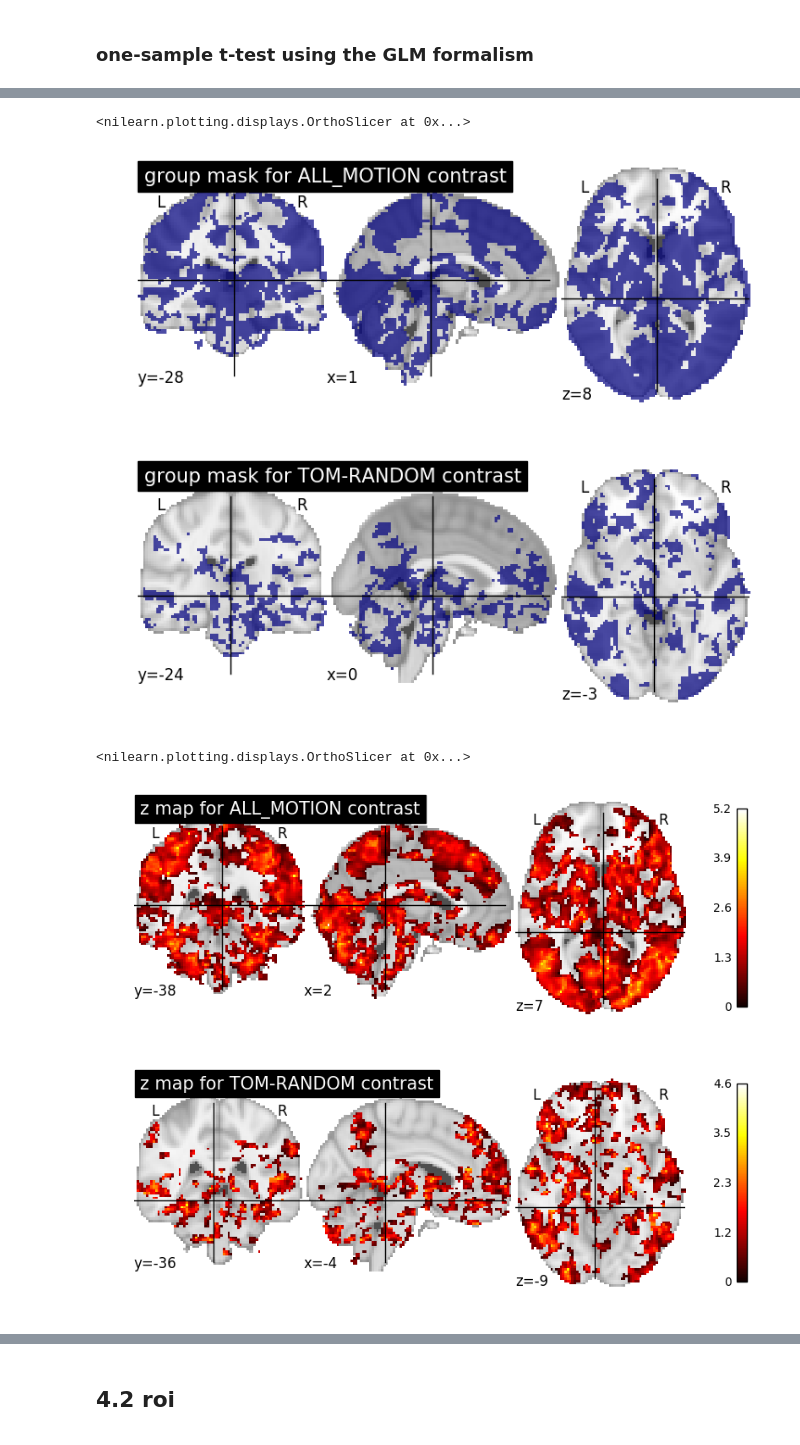
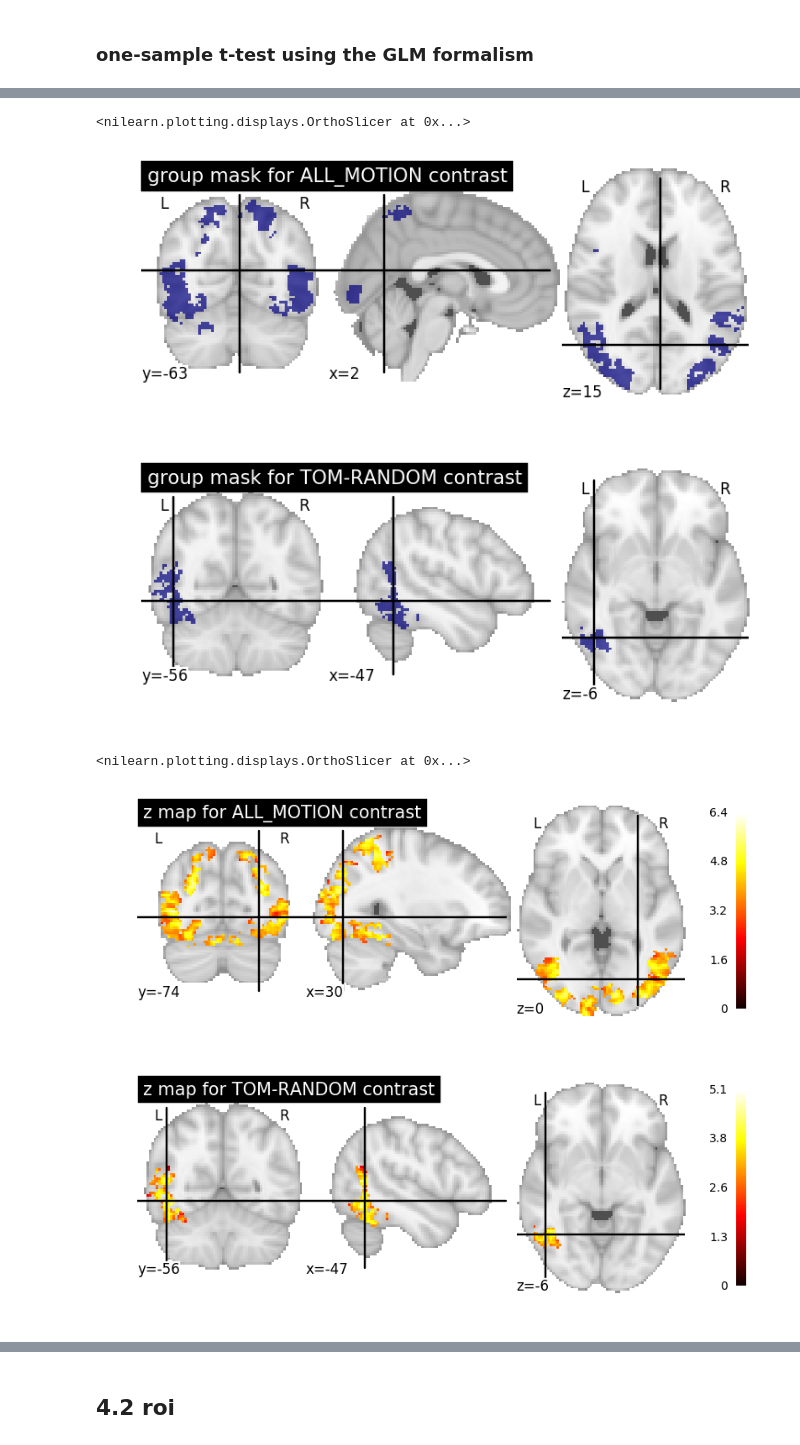
Before and after one commit to notakamilice/graduate_thesis, a Jupyter notebook: fmri_analysis_pipeline.ipynb, the cells around one changed output, grey strips where cells are left out. Drawn from its saved outputs; the diff is of its cells as text; code cells hidden in the pictures.

```diff
--- a/fmri_analysis_pipeline.ipynb
+++ b/fmri_analysis_pipeline.ipynb
@@ -1129,0 +1279,4 @@ options['contrasts_names'] = contrasts_names
+# %%
+contrasts_masks = [eff_con1_mask, eff_con2_mask]
+# %%
+thresholds = [1,0.85]
@@ -1129,0 +1288,3 @@ options['contrasts_names'] = contrasts_names
+# %%
+grp_mask = nibabel.Nifti1Image(intersect_masks(eff_con1_mask, threshold=1).astype(np.int8),
+                       nibabel.load(subjects[0].mask).affine)
@@ -1130,13 +1302,14 @@ options['contrasts_names'] = contrasts_names
 # %%
 %%time
-group_contrasts_imgs = []
-group_contrasts_masks = []
+group_contrasts_zmaps = {}
+group_contrasts_effectmaps = {}
+group_contrasts_masks = {}
 
-for con_imgs, con_n in zip(contrasts_images, contrasts_names):
+for con_imgs, con_n, con_masks, con_thr in zip(contrasts_images, contrasts_names, contrasts_masks, thresholds):
     print("\tcontrast id: %s" % con_n)
 
     # Compute a population-level mask as the intersection of individual masks
-    grp_mask = nibabel.Nifti1Image(intersect_masks(con_imgs).astype(np.int8),
+    grp_mask = nibabel.Nifti1Image(intersect_masks(con_masks,threshold=con_thr).astype(np.int8),
                        nibabel.load(subjects[0].mask).affine)
     # concatenate the individual images
     first_level_image = nibabel.concat_images(con_imgs)
@@ -1156,22 +1329,29 @@ for con_imgs, con_n in zip(contrasts_images, contrasts_names):
     print("Saving group mask image to %s ..." % mask_path)
     nibabel.save(grp_model.mask, mask_path)
     print("... done.\r\n")
-    group_contrasts_masks.append(mask_path)
+    group_contrasts_masks[con_n] = mask_path
 
     # specify and estimate the contrast
     contrast_val = np.array(([[1]]))  # the only possible contrast
-    z_map, = grp_model.contrast(contrast_val, con_id='one_sample_%s'%con_n, output_z=True)
+    z_map, eff_map = grp_model.contrast(contrast_val, con_id='one_sample_%s'%con_n, output_z=True, output_effects=True)
 
-    # save computed z map
-    zmap_path = os.path.join(output_dir, 'one_sample_z_map_%s.nii'%con_n)
-    print("Saving z map image to %s ..." % zmap_path)
-    nibabel.save(z_map, zmap_path)
-    print("... done.\r\n")
-    group_contrasts_imgs.append(zmap_path)
+    # store stat maps to disk
+    for map_type, out_map in zip(['z', 'effects'],
+                                 [z_map, eff_map]):
+        map_path = os.path.join(output_dir, 'one_sample_%s_map_%s.nii'%(map_type,con_n))
+        print("Saving %s map image to %s ..." % (map_type,map_path))
+        nibabel.save(out_map, map_path)
+
+        # collect zmaps for contrasts we're interested in
+        if map_type == 'z':
+            group_contrasts_zmaps[con_n] = map_path
+        if map_type == 'effects':
+            group_contrasts_effectmaps[con_n] = map_path
 
 
 options['group_contrasts_masks'] = group_contrasts_masks
-options['group_contrasts_zmaps'] = group_contrasts_imgs
+options['group_contrasts_zmaps'] = group_contrasts_zmaps
+options['group_contrasts_effectmaps'] = group_contrasts_effectmaps
 # %% [output]
         contrast id: ALL_MOTION
 Fitting a "Fixed Effect" GLM for group
@@ -1207,14 +1394,14 @@ options['group_contrasts_zmaps']
 # %%
-plotting.plot_roi(options['group_contrasts_masks'][0], title='group mask for %s contrast'%(options['contrasts_names'][0]))
-plotting.plot_roi(options['group_contrasts_masks'][1], title='group mask for %s contrast'%(options['contrasts_names'][1]))
+plotting.plot_roi(options['group_contrasts_masks']['ALL_MOTION'], title='group mask for %s contrast'%(options['contrasts_names'][0]))
+plotting.plot_roi(options['group_contrasts_masks']['TOM-RANDOM'], title='group mask for %s contrast'%(options['contrasts_names'][1]))
 # %% [output]
 <nilearn.plotting.displays.OrthoSlicer at 0x...>
-[figure, old version]
+[figure, new version]
-[figure, old version]
+[figure, new version]
 # %%
-plotting.plot_stat_map(options['group_contrasts_zmaps'][0], title='z map for %s contrast'%(options['contrasts_names'][0]))
-plotting.plot_stat_map(options['group_contrasts_zmaps'][1], title='z map for %s contrast'%(options['contrasts_names'][1]))
+plotting.plot_stat_map(options['group_contrasts_zmaps']['ALL_MOTION'], title='z map for %s contrast'%(options['contrasts_names'][0]))
+plotting.plot_stat_map(options['group_contrasts_zmaps']['TOM-RANDOM'], title='z map for %s contrast'%(options['contrasts_names'][1]))
 # %% [output]
 <nilearn.plotting.displays.OrthoSlicer at 0x...>
-[figure, old version]
+[figure, new version]
-[figure, old version]
+[figure, new version]
```
Also changed, not shown: parts of 76 cells of this notebook.
